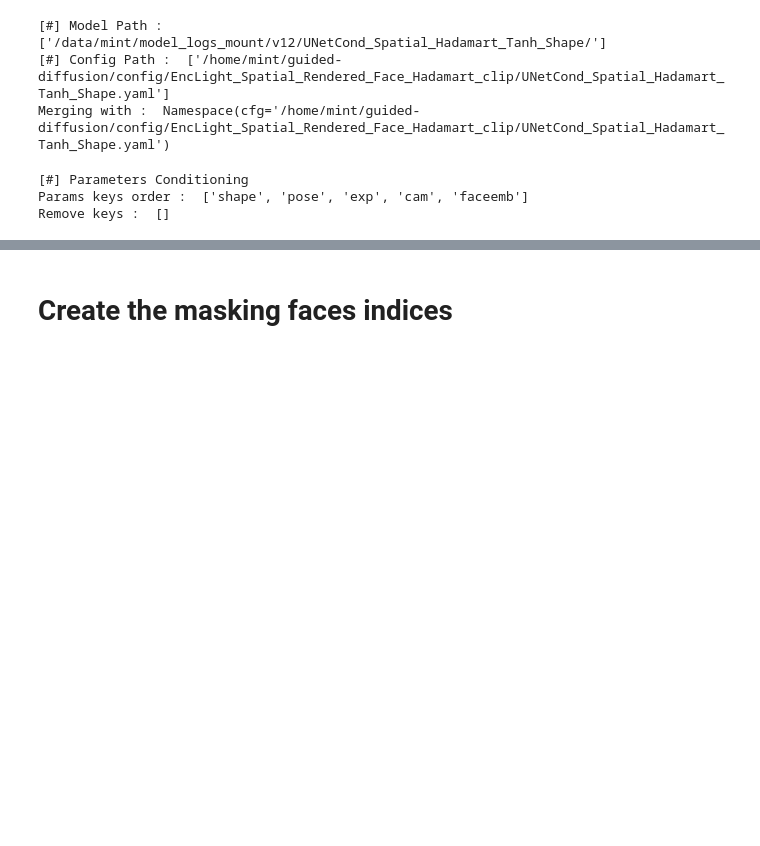
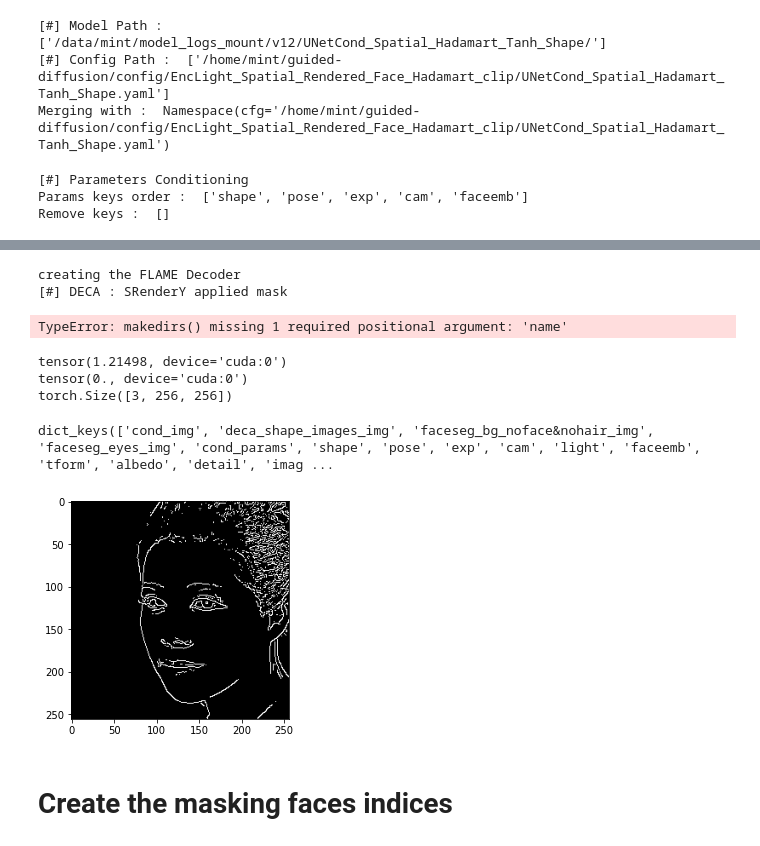
Before and after one commit to XezXey/guided-diffusion, a Jupyter notebook: experiment_scripts/masking_flame/masking_flame.ipynb, the cells around one changed output, grey strips where cells are left out. Saved outputs shown, nothing was run; the diff lists cells and outputs as text; code cells hidden in the pictures; blank space fills up the shorter version.

```diff
--- a/experiment_scripts/masking_flame/masking_flame.ipynb
+++ b/experiment_scripts/masking_flame/masking_flame.ipynb
@@ -137,0 +181,64 @@ torch.Size([2, 10750, 3, 3]) torch.Size([2, 10750, 3, 3]) torch.Size([2, 10750,
+# %%
+from importlib import reload
+# reload(params_utils)
+
+def gen_masked_face3d(batch_size, mask, set_, path):
+    img_path = file_utils._list_image_files_recursively(f"{img_dataset_path}/{set_}/")
+    avail_img_name = [i.split('/')[-1] for i in img_path]
+    img_idx = file_utils.search_index_from_listpath(list_path=img_path, search=avail_img_name)
+    dat = th.utils.data.Subset(dataset, indices=img_idx)
+    subset_loader = th.utils.data.DataLoader(dat, batch_size=batch_size,
+                                        shuffle=False, num_workers=24, drop_last=False)
+
+
+    clip_path = f"{path}_wclip/{set_}"
+    woclip_path = f"{path}_woclip/{set_}"
+    os.makedirs(clip_path, exist_ok=True)
+    os.makedirs(woclip_path, exist_ok=True)
+    for batch_ndx, sample in enumerate(subset_loader):
+        dat, model_kwargs = sample
+
+        _, orig_visdict = params_utils.render_deca(deca_params=model_kwargs, idx=0, n=batch_size, deca_mode='only_renderer', mask=mask, repeat=False)
+        # grid = torchvision.utils.make_grid(orig_visdict['shape_images'].mul(255).add_(0.5).clamp_(0, 255).cpu())
+        # show(grid/255.0)
+
+        rendered_image = orig_visdict['shape_images']
+        rendered_image = rendered_image.permute((0, 2, 3, 1))   # BxHxWxC
+        for i in range(rendered_image.shape[0]):
+            name = model_kwargs['image_name'][i].split('.')[0]
+            np.save(file=f"{woclip_path}/{name}.npy", arr=rendered_image[i].cpu().numpy())
+            torchvision.utils.save_image(tensor=rendered_image[i].permute((2, 0, 1)).cpu(), fp=f"{clip_path}/{name}.png")
+        break
+
+f_mask = np.load('./FLAME_masks_face-id.pkl', allow_pickle=True, encoding='latin1')
+v_mask = np.load('./FLAME_masks.pkl', allow_pickle=True, encoding='latin1')
+
+mask={
+    'v_mask':v_mask['face'].tolist(),
+    'f_mask':f_mask['face'].tolist()
+}
+gen_masked_face3d(1, mask, set_="valid", path="/data/mint/DPM_Dataset/ffhq_256_with_anno/rendered_images/deca_masked_face_images")
+# %% [output]
+creating the FLAME Decoder
+[#] DECA : SRenderY applied mask
+# %%
+os.makedirs()
+# %% [output]
+TypeError: makedirs() missing 1 required positional argument: 'name'
+# %%
+print(th.max(orig_visdict['shape_images'][1]))
+print(th.min(orig_visdict['shape_images'][1]))
+print(orig_visdict['shape_images'][1].shape)
+# %% [output]
+tensor(1.21498, device='cuda:0')
+tensor(0., device='cuda:0')
+torch.Size([3, 256, 256])
+# %%
+print(model_kwargs.keys())
+import cv2
+edges = cv2.Canny(np.transpose(model_kwargs['raw_image'][0].cpu().numpy().astype(np.uint8), (1, 2, 0)), 190, 200)
+plt.imshow(edges, cmap='gray')
+plt.show()
+# %% [output]
+dict_keys(['cond_img', 'deca_shape_images_img', 'faceseg_bg_noface&nohair_img', 'faceseg_eyes_img', 'cond_params', 'shape', 'pose', 'exp', 'cam', 'light', 'faceemb', 'tform', 'albedo', 'detail', 'imag ...
+[figure, added]
```
Also changed, not shown: parts of 5 cells of this notebook, 3 other files.
